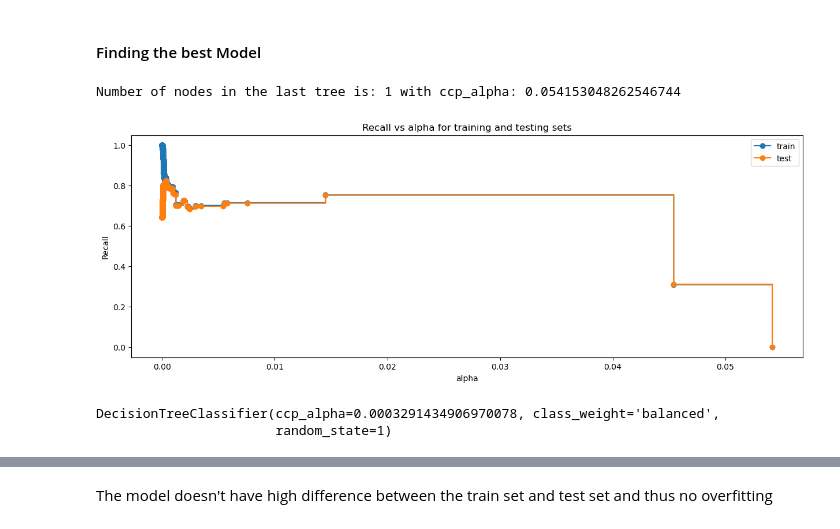
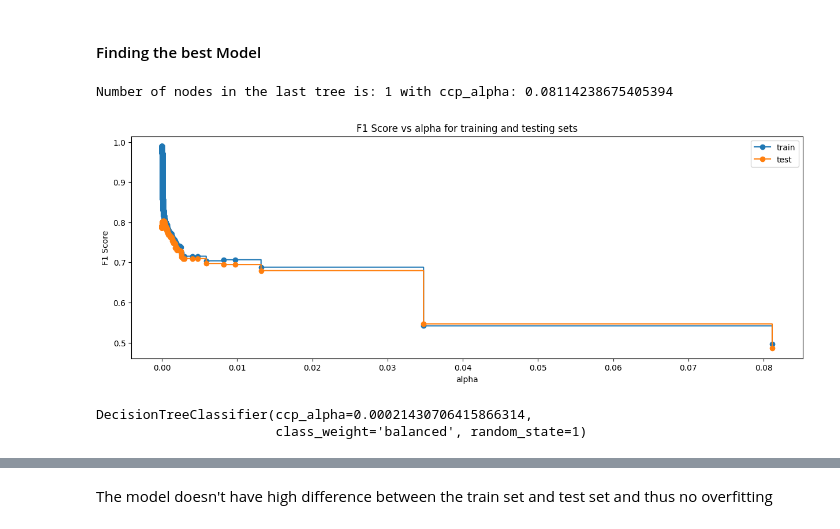
Before and after one commit to royssentongo/INN-Hotels_Booking-Predicting_Model, a Jupyter notebook: Project_SLC_DSBA_INNHotels_FullCode.ipynb, the cells around one changed output, grey strips where cells are left out. Cells and saved outputs as stored; diff of their text form; code cells hidden in the pictures.

Commit message:
Created using Colab Decision Trees

```diff
--- a/Project_SLC_DSBA_INNHotels_FullCode.ipynb
+++ b/Project_SLC_DSBA_INNHotels_FullCode.ipynb
@@ -107,0 +104,9 @@ hotel_data = pd.read_csv(r'C:\Users\HP 14s\Documents\Great Learning\Introduction
+# %%
+# Loading the data into colab
+from google.colab import files
+import io
+try:
+  uploaded
+except NameError:
+  uploaded = files.upload()
+hotel_data = pd.read_csv(io.BytesIO(uploaded['INNHotelsGroup.csv']))
@@ -1401,41 +1394,41 @@ for ccp_alpha in ccp_alphas:
 print("Number of nodes in the last tree is: {} with ccp_alpha: {}".format(
       clfs[-1].tree_.node_count, ccp_alphas[-1]))
 # %% [output]
-Number of nodes in the last tree is: 1 with ccp_alpha: 0.054153048262546744
+Number of nodes in the last tree is: 1 with ccp_alpha: 0.08114238675405394
 # %%
 # Getting the recall values on train set from the model using all effective alphas generated
-recall_train = []
+f1_score_train = []
 for clf in clfs:
     pred_train = clf.predict(x_train)
-    recall_values_train = metrics.recall_score(Y_train, pred_train)
-    recall_train.append(recall_values_train)
+    f1_values_train = metrics.f1_score(Y_train, pred_train)
+    f1_score_train.append(f1_values_train)
 # %%
 # Getting the recall values on test set from the model using all effective alphas generated
-recall_test = []
+f1_score_test = []
 for clf in clfs:
     pred_test = clf.predict(x_test)
-    values_test = metrics.recall_score(Y_test, pred_test)
-    recall_test.append(values_test)
+    values_test = metrics.f1_score(Y_test, pred_test)
+    f1_score_test.append(values_test)
 # %%
 # Plotting to show Recall vs Alphas of the test and train sets
 fig, ax = plt.subplots(figsize=(15, 5))
 ax.set_xlabel("alpha")
-ax.set_ylabel("Recall")
-ax.set_title("Recall vs alpha for training and testing sets")
-ax.plot(ccp_alphas, recall_train, marker="o", label="train", drawstyle="steps-post",)
-ax.plot(ccp_alphas, recall_test, marker="o", label="test", drawstyle="steps-post")
+ax.set_ylabel("F1 Score")
+ax.set_title("F1 Score vs alpha for training and testing sets")
+ax.plot(ccp_alphas, f1_score_train, marker="o", label="train", drawstyle="steps-post",)
+ax.plot(ccp_alphas, f1_score_test, marker="o", label="test", drawstyle="steps-post")
 ax.legend()
 plt.show()
 # %% [output]
-[figure, old version]
+[figure, new version]
 # %%
-# creating the model where we get highest train and test recall
-index_best_model = np.argmax(recall_test)
+# creating the model where we get highest train and test f1 score
+index_best_model = np.argmax(f1_score_test)
 best_model = clfs[index_best_model]
 print(best_model)
 # %% [output]
-DecisionTreeClassifier(ccp_alpha=0.0003291434906970078, class_weight='balanced',
-                       random_state=1)
+DecisionTreeClassifier(ccp_alpha=0.00021430706415866314,
+                       class_weight='balanced', random_state=1)
 # %%
 # Confusion matrix for best model
 confusion_matrix_sklearn(best_model, x_train, Y_train)
```
Also changed, not shown: parts of 76 cells of this notebook.
